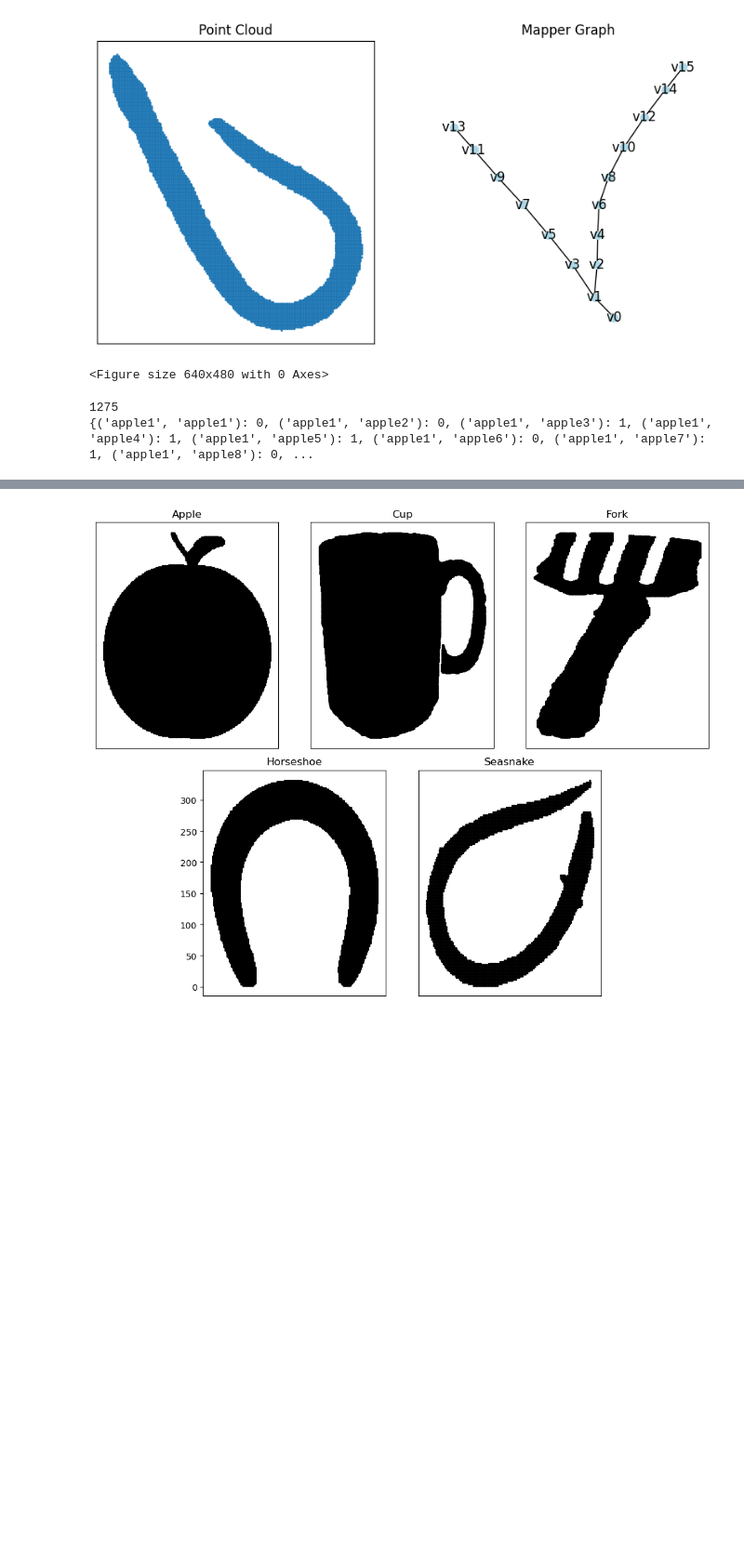
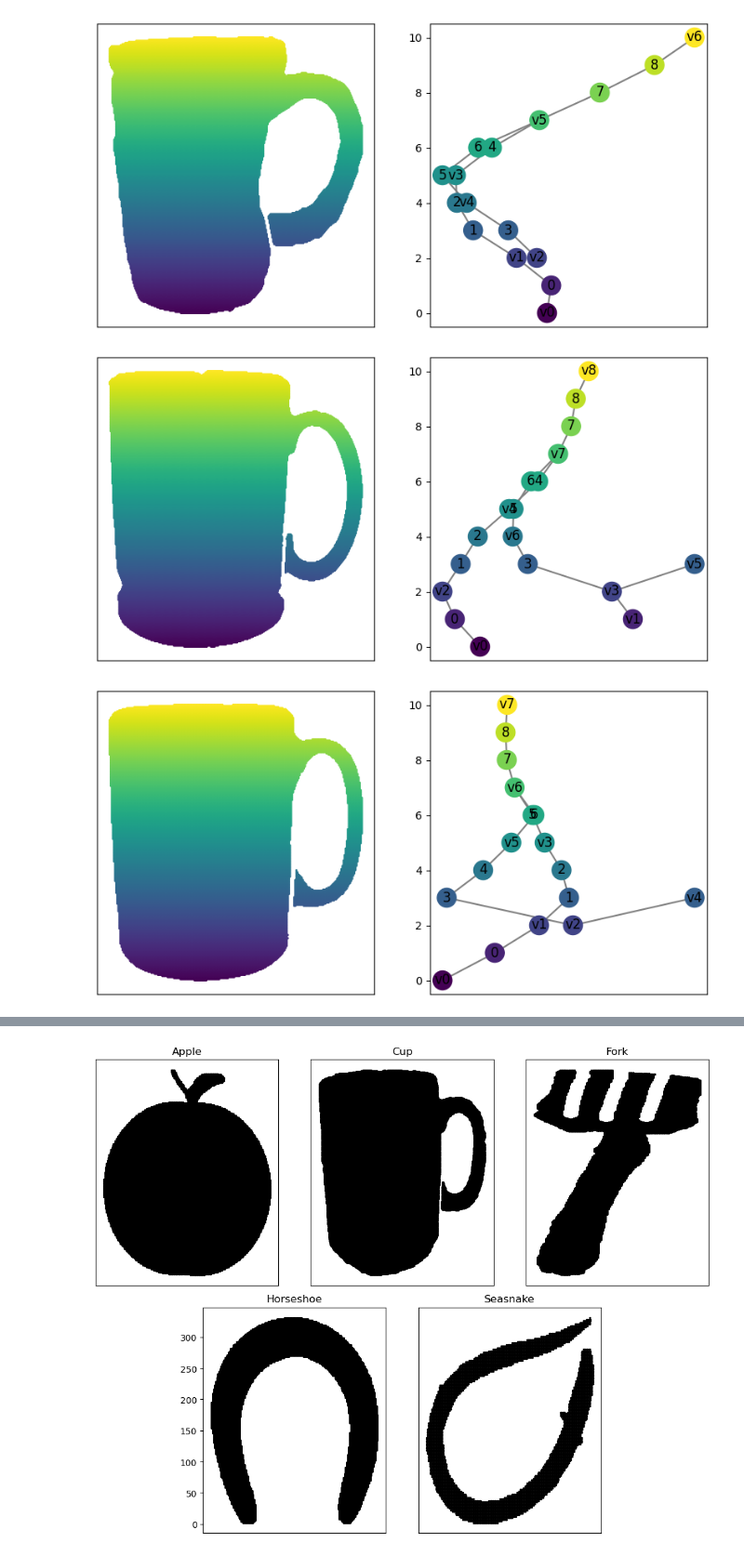
Before and after one commit to ishikaghosh2201/Mapper-Loss-Computation, a Jupyter notebook: workflow.ipynb, the cells around one changed output, grey strips where cells are left out. Shown at 93% size. Saved outputs shown, nothing was run; the diff lists cells and outputs as text; code cells hidden in the pictures; blank space fills up the shorter version.

```diff
--- a/workflow.ipynb
+++ b/workflow.ipynb
@@ -243,27 +59,3 @@ plt.show()
-# %%
-plot_image_and_mapper(G, points, mapperG, save_fig=True )
-# %% [output]
-[figure, removed]
-<Figure size 640x480 with 0 Axes>
-# %%
-import pickle
-
-SAVE_FILE = "interleave_results.pkl"
-
-def load_results():
-    """Load saved interleave results."""
-    if os.path.exists(SAVE_FILE):
-        with open(SAVE_FILE, "rb") as f:
-            return pickle.load(f)
-    return {}
-
-# Load and print the results
-results = load_results()
-print(len(results))  # Prints the number of saved results
-print(results)  # Prints the entire dictionary
-# %% [output]
-1275
-{('apple1', 'apple1'): 0, ('apple1', 'apple2'): 0, ('apple1', 'apple3'): 1, ('apple1', 'apple4'): 1, ('apple1', 'apple5'): 1, ('apple1', 'apple6'): 0, ('apple1', 'apple7'): 1, ('apple1', 'apple8'): 0, ...
 # %%
 apple_files = ["MPEG7_dataset/Apples/apple-1.gif",
                "MPEG7_dataset/Apples/apple-2.gif",
@@ -362,0 +166,27 @@ seasnake_files = ["MPEG7_dataset/Seasnakes/sea_snake-1.gif",
+# %%
+for i in cup_files:
+    points = imc.get_point_cloud_from_image(i, rotate_angle=0)
+    G = imc.mapper_of_image(points)
+    G = imc.normalize_node_heights(G)
+    mapperG = imc.generate_mapper(G)
+
+    # Extract y-values (second column of points) for color mapping
+    y_values = points[:, 1]
+
+
+    fig, ax = plt.subplots(1, 2, figsize=(10, 5))
+
+    # Plot the point cloud
+    ax[0].scatter(points[:, 0], points[:, 1], c= y_values, s=1)
+    #remove the axis numbers
+    ax[0].set_xticks([])
+    ax[0].set_yticks([])
+
+
+    mapperG.draw(ax=ax[1])
+    # plt.savefig("cup_mapper.png", dpi=300)
+    # plt.show()
+# %% [output]
+[figure, added]
+[figure, added]
+[figure, added]
```
Also changed, not shown: parts of 12 cells of this notebook, 44 other files.
